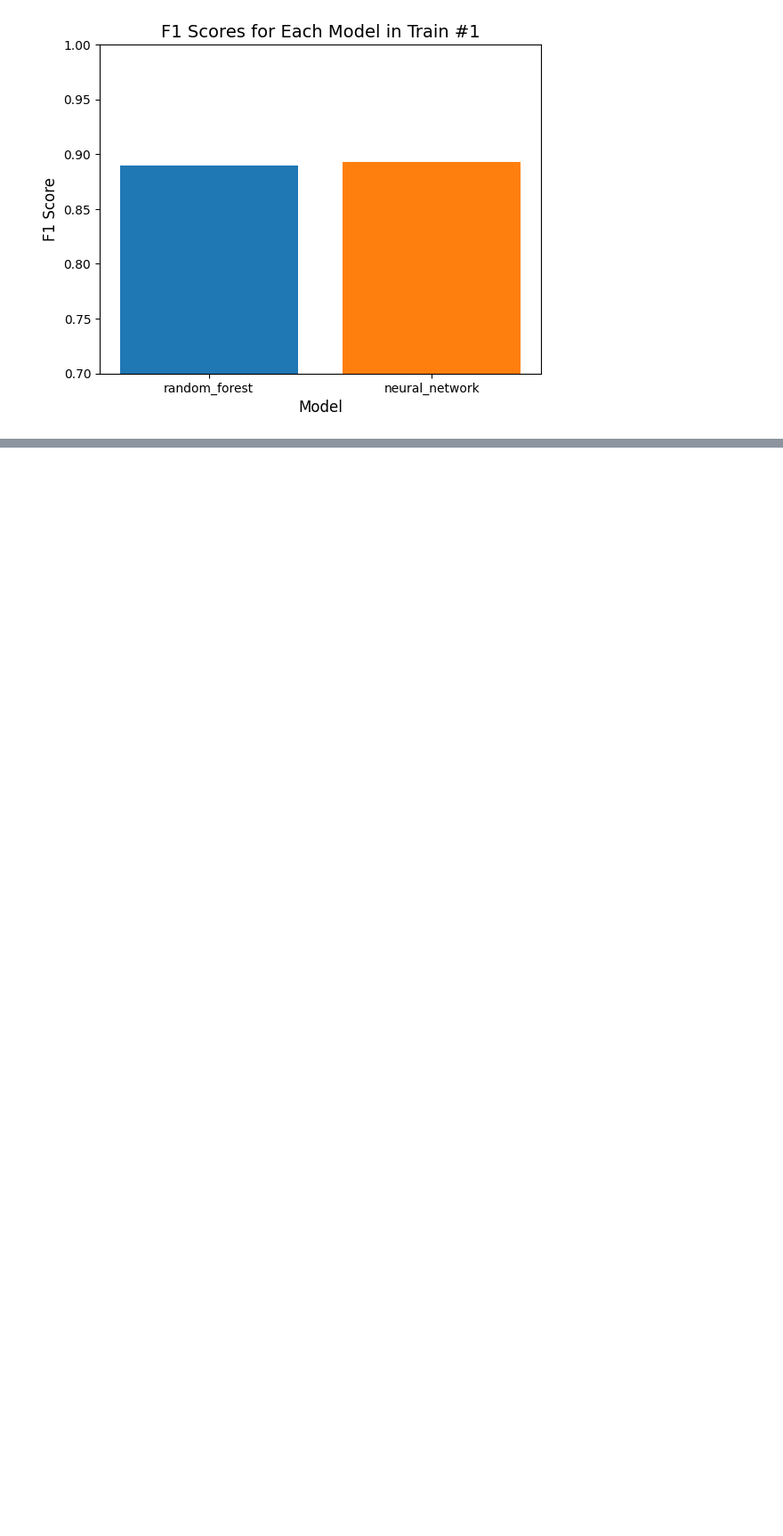
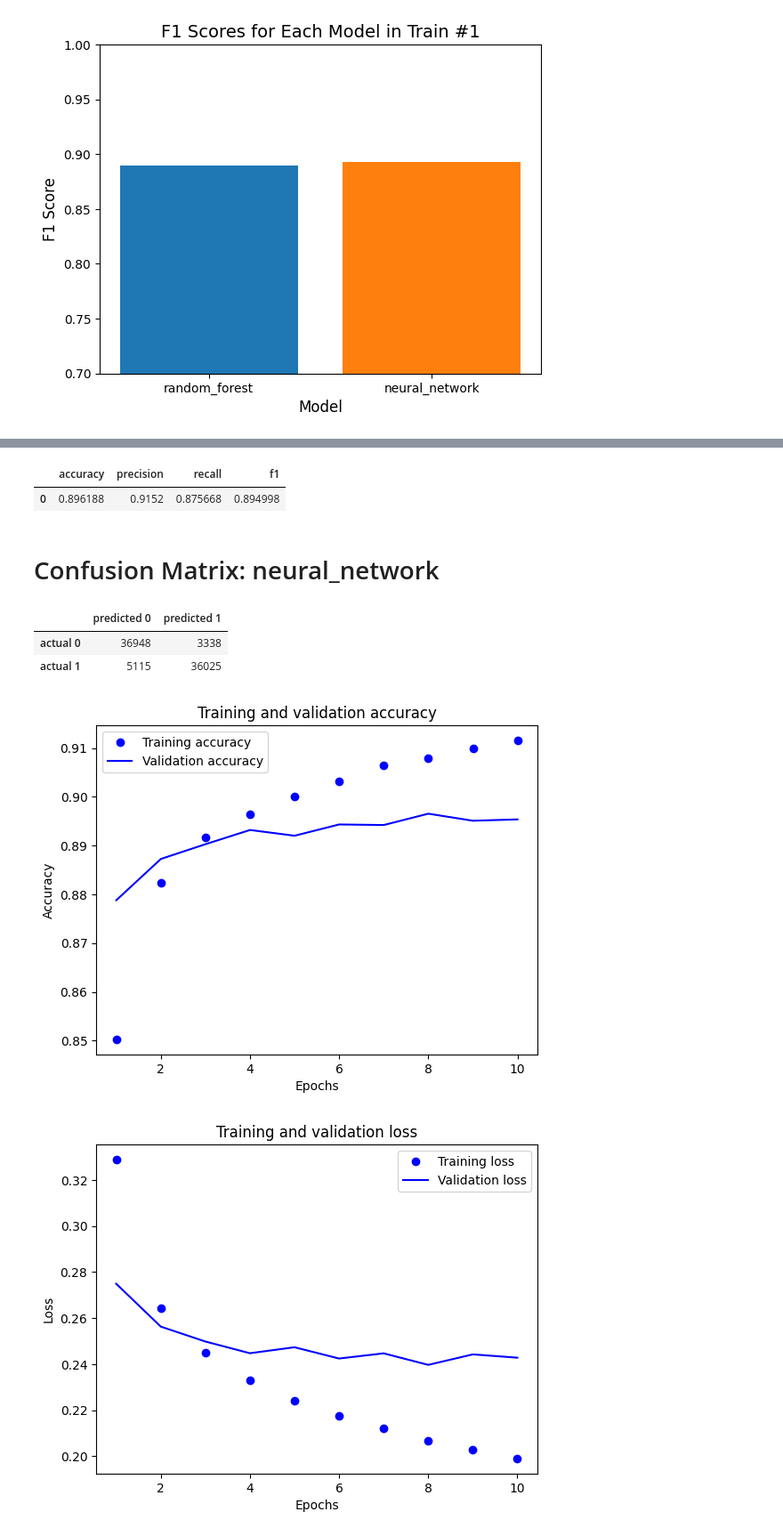
Before and after one commit to Kcole3/datasci_223, a Jupyter notebook: exercises/4-classification/Classification.ipynb, the cells around one changed output, grey strips where cells are left out. Shown at 89% size. Drawn from its saved outputs; the diff is of its cells as text; code cells hidden in the pictures; blank space fills up the shorter version.

Commit message:
updated classification problem

```diff
--- a/exercises/4-classification/Classification.ipynb
+++ b/exercises/4-classification/Classification.ipynb
@@ -1125,3 +1117,5 @@ display_metrics(task, model_name, metrics_dict)
 # Plot the training and validation accuracy during the training of the model
 plot_accuracy(history)
 plot_loss(history)
+
+neural_network_model2= model
@@ -1249,4 +1187,0 @@ test_dict['a']
-# %%
-#Pascal stuff
-
-metrics_dict['multi-class classification']['logistic_regression']['f1'] = 0.9
@@ -1252,0 +1219,3 @@ metrics_dict['multi-class classification']['logistic_regression']['f1'] = 0.9
+# %%
+test_dataset["class_bin"]= test_dataset["class"].apply(class_cat)
+display(test_dataset.head())
@@ -1252,0 +1275,29 @@ metrics_dict['multi-class classification']['logistic_regression']['f1'] = 0.9
+# %%
+import numpy as np
+from sklearn.metrics import accuracy_score, precision_score, recall_score, f1_score, confusion_matrix
+
+# Assuming you have already defined task and model_name variables
+
+# Calculate performance metrics for the independent dataset
+acc_independent = accuracy_score(test_labels_encoded, y_pred_independent)
+prec_independent = precision_score(test_labels_encoded, y_pred_independent)
+rec_independent = recall_score(test_labels_encoded, y_pred_independent)
+f1_independent = f1_score(test_labels_encoded, y_pred_independent)
+cm_independent = confusion_matrix(test_labels_encoded, y_pred_independent)
+
+# Store performance metrics in dictionary
+metrics_dict[task][model_name] = {
+    'accuracy': acc_independent,
+    'precision': prec_independent,
+    'recall': rec_independent,
+    'f1': f1_independent,
+    'confusion_matrix': cm_independent
+}
+
+# Display performance metrics
+display_metrics(task, model_name, metrics_dict)
+
+# Plot the training and validation accuracy during the training of the model
+plot_accuracy(history)
+plot_loss(history)
+# %% [output]
@@ -1252,0 +1305,8 @@ metrics_dict['multi-class classification']['logistic_regression']['f1'] = 0.9
+|  | accuracy | precision | recall | f1 |
+| 0 | 0.896188 | 0.9152 | 0.875668 | 0.894998 |
+# Confusion Matrix: neural_network
+|  | predicted 0 | predicted 1 |
+| actual 0 | 36948 | 3338 |
+| actual 1 | 5115 | 36025 |
+[figure, added]
+[figure, added]
```
Also changed, not shown: parts of 22 cells of this notebook.
